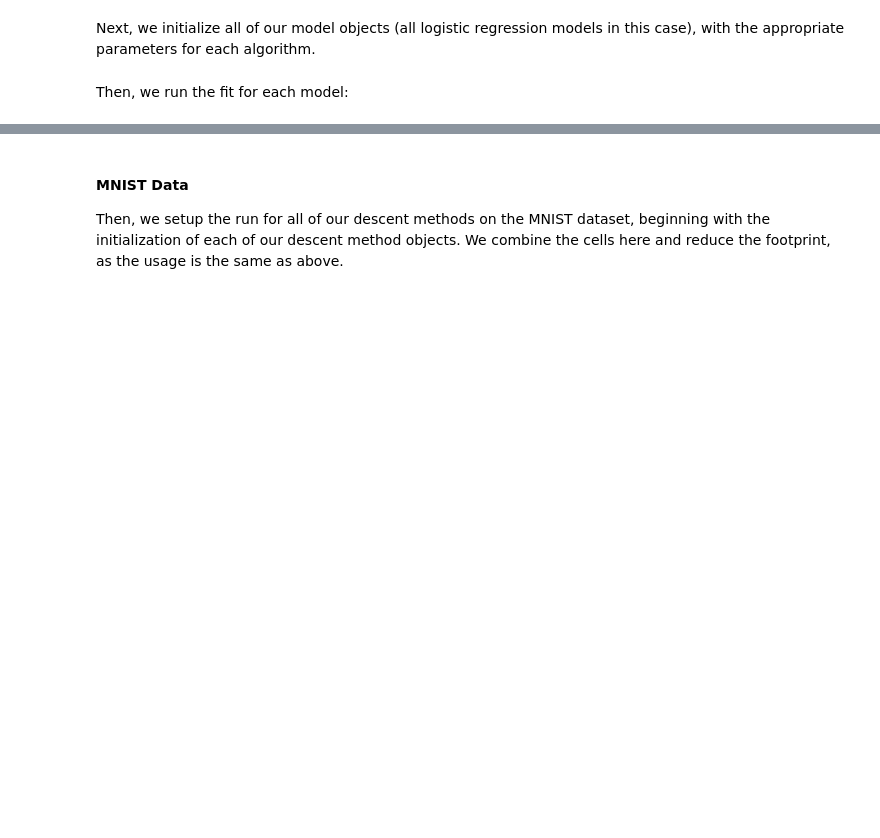
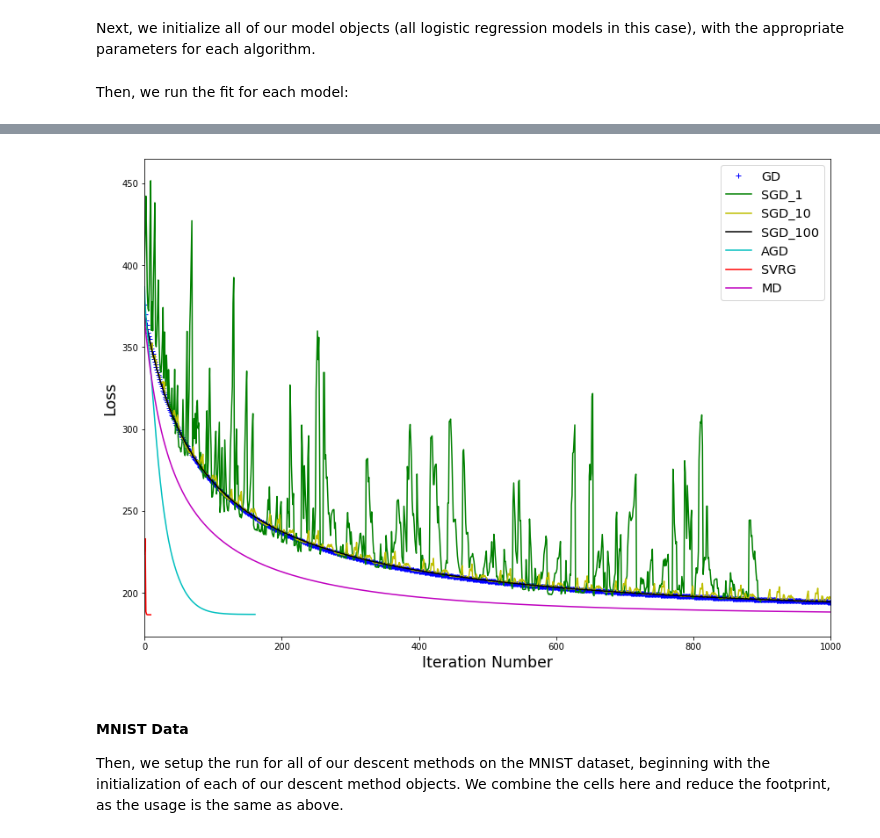
Before and after one commit to pklinkmueller/mlo_final_project, a Jupyter notebook: Logistic_Regression_Analysis.ipynb, the cells around one changed output, grey strips where cells are left out. Drawn from its saved outputs; the diff is of its cells as text; code cells hidden in the pictures; blank space fills up the shorter version.

```diff
--- a/Logistic_Regression_Analysis.ipynb
+++ b/Logistic_Regression_Analysis.ipynb
@@ -113,5 +139,7 @@ print("MD Accuracy: {0:.2f}%".format(acc * 100))
 # %%
-plot_losses(wbc_gd_loss, wbc_sgd_1_loss, wbc_sgd_10_loss, wbc_sgd_100_loss, wbc_agd_loss, wbc_svrg_loss, wbc_md_loss)
+plot_fixed_losses(wbc_gd_loss, wbc_sgd_1_loss, wbc_sgd_10_loss, wbc_sgd_100_loss, wbc_agd_loss, wbc_svrg_loss, wbc_md_loss)
+# %% [output]
+[figure, added]
 # %% [markdown]
 #### MNIST Data
 Then, we setup the run for all of our descent methods on the MNIST dataset, beginning with the initialization of each of our descent method objects. We combine the cells here and reduce the footprint, as the usage is the same as above.
```
Also changed, not shown: parts of 9 cells of this notebook, 1 other file.
